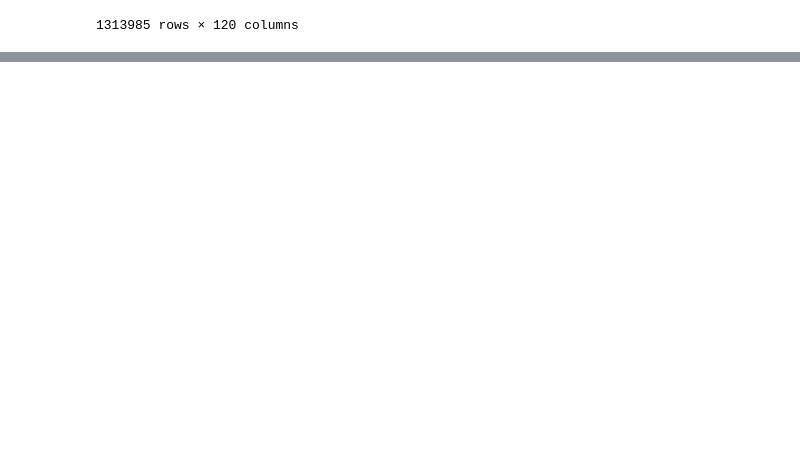
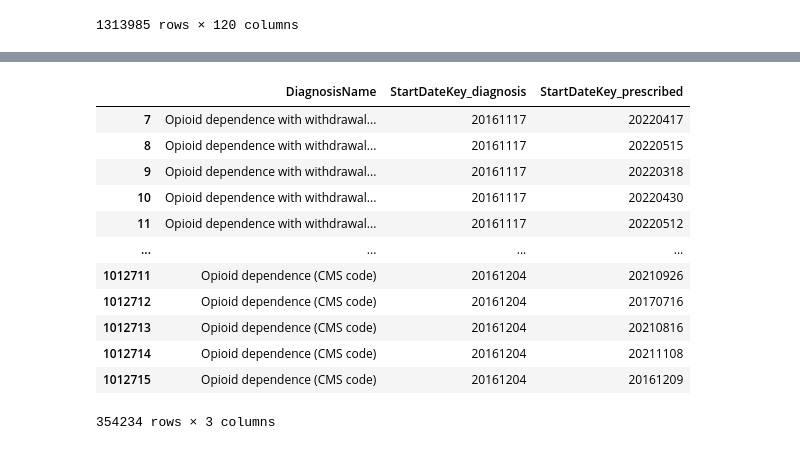
Before and after one commit to sanjayontheweb/SergioRotation, a Jupyter notebook: SQLQueryEHR.ipynb, the cells around one changed output, grey strips where cells are left out. Drawn from its saved outputs; the diff is of its cells as text; code cells hidden in the pictures; blank space fills up the shorter version.

```diff
--- a/SQLQueryEHR.ipynb
+++ b/SQLQueryEHR.ipynb
@@ -93,5 +93,9 @@ opioid_prescribed
 | 1313984 | deid_uf | D6401FF36CF0BF | DD995C7693D3C2 | D669FEEB868BEF | D995F636F8A5B9 | 534 | *Not Applicable | ... |
 1313985 rows × 120 columns
 # %%
-query_opioid_presc
+#Merge the prescribed and diagnosis dataframes
+opioid_composite = pd.merge(opioid_diagnosis, opioid_prescribed, on="PatientDurableKey", suffixes=('_diagnosis', '_prescribed'))
+
+# Filter where the startDateKey from opioid_diagnosis is smaller than the startDateKey from opioid_prescribed
+filtered_opioid_composite = opioid_composite[(opioid_composite['StartDateKey_diagnosis'] < opioid_composite['StartDateKey_prescribed']) & (opioid_composite['StartDateKey_diagnosis'] > 0)]
 # %% [output]
@@ -98,0 +134,17 @@ query_opioid_presc
+# %%
+# How many unique patients have been prescribed opioids AFTER being diagnosed with dependency?
+filtered_opioid_composite['PatientDurableKey'].nunique()
+# %% [output]
+|  | DiagnosisName | StartDateKey_diagnosis | StartDateKey_prescribed |
+| 7 | Opioid dependence with withdrawal... | 20161117 | 20220417 |
+| 8 | Opioid dependence with withdrawal... | 20161117 | 20220515 |
+| 9 | Opioid dependence with withdrawal... | 20161117 | 20220318 |
+| 10 | Opioid dependence with withdrawal... | 20161117 | 20220430 |
+| 11 | Opioid dependence with withdrawal... | 20161117 | 20220512 |
+| ... | ... | ... | ... |
+| 1012711 | Opioid dependence (CMS code) | 20161204 | 20210926 |
+| 1012712 | Opioid dependence (CMS code) | 20161204 | 20170716 |
+| 1012713 | Opioid dependence (CMS code) | 20161204 | 20210816 |
+| 1012714 | Opioid dependence (CMS code) | 20161204 | 20211108 |
+| 1012715 | Opioid dependence (CMS code) | 20161204 | 20161209 |
+354234 rows × 3 columns
```
Also changed, not shown: parts of 5 cells of this notebook.
